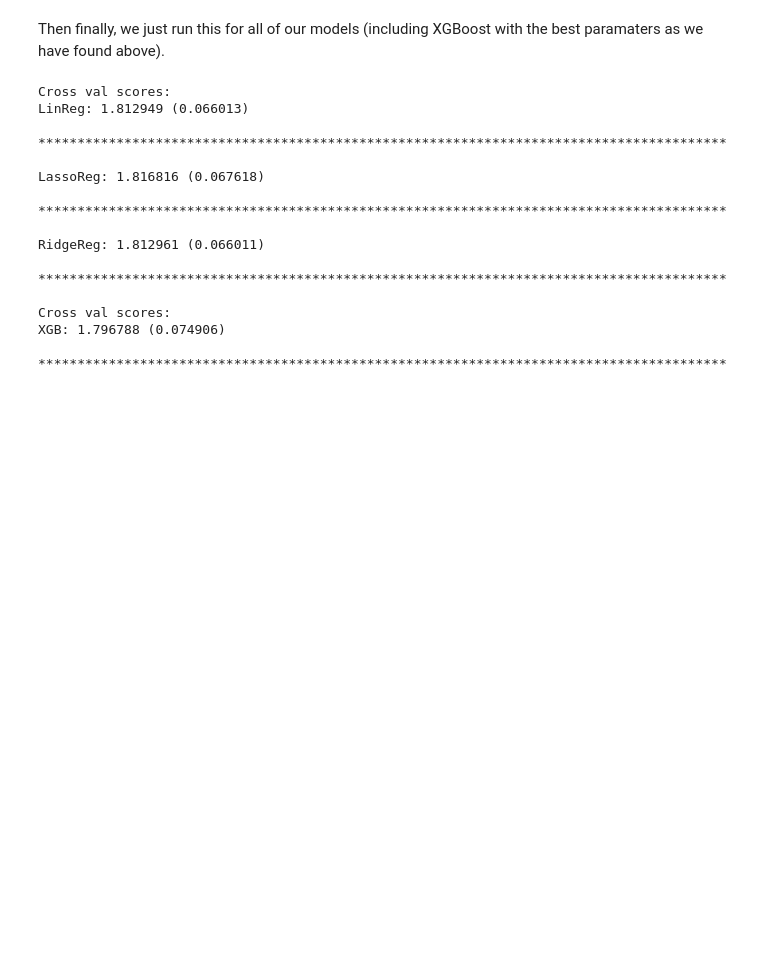
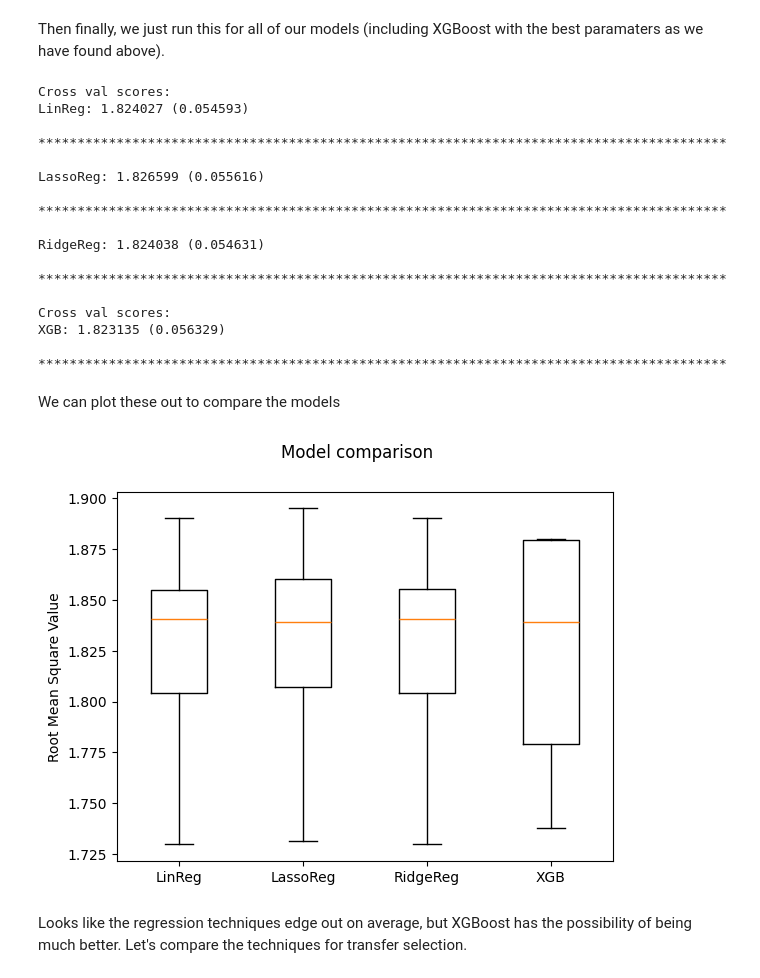
Before and after one commit to jamesdidathing/fpl_predictor, a Jupyter notebook: predictor.ipynb, the cells around one changed output. Cells and saved outputs as stored; diff of their text form; code cells hidden in the pictures; blank space fills up the shorter version.

```diff
--- a/predictor.ipynb
+++ b/predictor.ipynb
@@ -439,9 +439,9 @@ def player_lag_features(gw_df, features, lags):
         for lag in lags:
             lagged_feature = 'last_' + str(lag) + '_' + feature
             if lag == 'all':
-                out_df[lagged_feature] = out_df.sort_values('round').groupby(['season', 'full_name'], group_keys=False)[feature].apply(lambda x: x.cumsum() - x)
+                out_df[lagged_feature] = out_df.sort_values('round').groupby(['season', 'full_name'])[feature].apply(lambda x: x.cumsum() - x).reset_index(level=[0,1], drop=True)
             else:
-                out_df[lagged_feature] = out_df.sort_values('round').groupby(['season', 'full_name'], group_keys=False)[feature].apply(lambda x: x.rolling(min_periods=1, window=lag+1).sum() - x)
+                out_df[lagged_feature] = out_df.sort_values('round').groupby(['season', 'full_name'])[feature].apply(lambda x: x.rolling(min_periods=1, window=lag+1).sum() - x).reset_index(level=[0,1], drop=True)
             lagged_features.append(lagged_feature)
     return out_df, lagged_features
 
@@ -472,17 +472,17 @@ def team_lag_features(gw_df, features, lags):
             lagged_opponent_feature_name = 'opponent_last_' + str(lag) + '_' + feature
 
             if lag == 'all':
-                feature_team[lagged_feature_name] = feature_team.sort_values('round').groupby('player_team_name', group_keys=False)[feature_name]\
-                                                    .apply(lambda x: x.cumsum() - x)
-                feature_team[lagged_opponent_feature_name] = feature_team.groupby('player_team_name', group_keys=False)[opponent_feature_name]\
-                                                .apply(lambda x: x.cumsum() - x)
+                feature_team[lagged_feature_name] = feature_team.sort_values('round').groupby('player_team_name')[feature_name]\
+                                                    .apply(lambda x: x.cumsum() - x).reset_index(level=[0,1], drop=True)
+                feature_team[lagged_opponent_feature_name] = feature_team.groupby('player_team_name')[opponent_feature_name]\
+                                                .apply(lambda x: x.cumsum() - x).reset_index(level=[0,1], drop=True)
             else:
-                feature_team[lagged_feature_name] = feature_team.sort_values('round').groupby('player_team_name', group_keys=False)[feature_name]\
+                feature_team[lagged_feature_name] = feature_team.sort_values('round').groupby('player_team_name')[feature_name]\
                                                     .apply(lambda x: x.rolling(min_periods=1,
-                                                                            window=lag+1).sum()-x)
-                feature_team[lagged_opponent_feature_name] = feature_team.groupby('player_team_name', group_keys=False)[opponent_feature_name]\
+                                                                            window=lag+1).sum()-x).reset_index(level=[0,1], drop=True)
+                feature_team[lagged_opponent_feature_name] = feature_team.groupby('player_team_name')[opponent_feature_name]\
                                                     .apply(lambda x: x.rolling(min_periods=1,
-                                                                            window=lag+1).sum()-x)
+                                                                            window=lag+1).sum()-x).reset_index(level=[0,1], drop=True)
             lagged_features.extend([lagged_feature_name, lagged_opponent_feature_name])
         out_df = out_df.merge(feature_team,
                             on=['player_team_name', 'season', 'round', 'kickoff_time', 'opponent_team_name'],
@@ -536,5 +536,5 @@ After that we split the dataset into training and testing sets based on the seas
 categorical_features = ['was_home', 'position_y']
 numerical_features = numerical_features = list(set(relevant_features) - set(categorical_features))
 
-train_df = lagged_gw_df[(lagged_gw_df.season!='1920')]
-test_df = lagged_gw_df[(lagged_gw_df.season=='1920') ]
+train_df = lagged_gw_df[(lagged_gw_df.season!='2324')]
+test_df = lagged_gw_df[(lagged_gw_df.season=='2324') ]
@@ -543,8 +557,8 @@ Here we quickly remove any NA values from in specific columns and clean the test
 # %%
 # XGBoost handles NA values, but the other scikit learn methods (that I've chosen) do not
 lagged_gw_df_no_na = lagged_gw_df.dropna(subset=relevant_features + ['total_points', 'season'])
-train_df_no_na = lagged_gw_df_no_na[lagged_gw_df_no_na.season!='1920']
-test_df_no_na = lagged_gw_df_no_na[lagged_gw_df_no_na.season=='1920']
+train_df_no_na = lagged_gw_df_no_na[lagged_gw_df_no_na.season!='2324']
+test_df_no_na = lagged_gw_df_no_na[lagged_gw_df_no_na.season=='2324']
 # %% [markdown]
 - Apply make_dummies to the training and testing sets to handle categorical variables.
 - Extract the target variable (total_points) for both training and testing sets.
@@ -650,19 +664,37 @@ model_names += xgb_cv_scores[0]
 model_results += xgb_cv_scores[1]
 # %% [output]
 Cross val scores:
-LinReg: 1.812949 (0.066013)
+LinReg: 1.824027 (0.054593)
 
 ****************************************************************************************
 
-LassoReg: 1.816816 (0.067618)
+LassoReg: 1.826599 (0.055616)
 
 ****************************************************************************************
 
-RidgeReg: 1.812961 (0.066011)
+RidgeReg: 1.824038 (0.054631)
 
 ****************************************************************************************
 
 Cross val scores:
-XGB: 1.796788 (0.074906)
+XGB: 1.823135 (0.056329)
 
 ****************************************************************************************
+# %% [markdown]
+We can plot these out to compare the models
+# %%
+def compare_model_scores(model_names, model_results):
+
+    fig = plt.figure()
+    fig.suptitle('Model comparison')
+    ax = fig.add_subplot(111)
+    plt.boxplot(model_results)
+    ax.set_xticklabels(model_names)
+    ax.set_ylabel("Root Mean Square Value")
+    plt.show()
+
+compare_model_scores(model_names, model_results)
+# %% [output]
+[figure, added]
+# %% [markdown]
+Looks like the regression techniques edge out on average, but XGBoost has the possibility of being much better. Let's compare the techniques for transfer selection.
```
Also changed, not shown: parts of 12 cells of this notebook.
